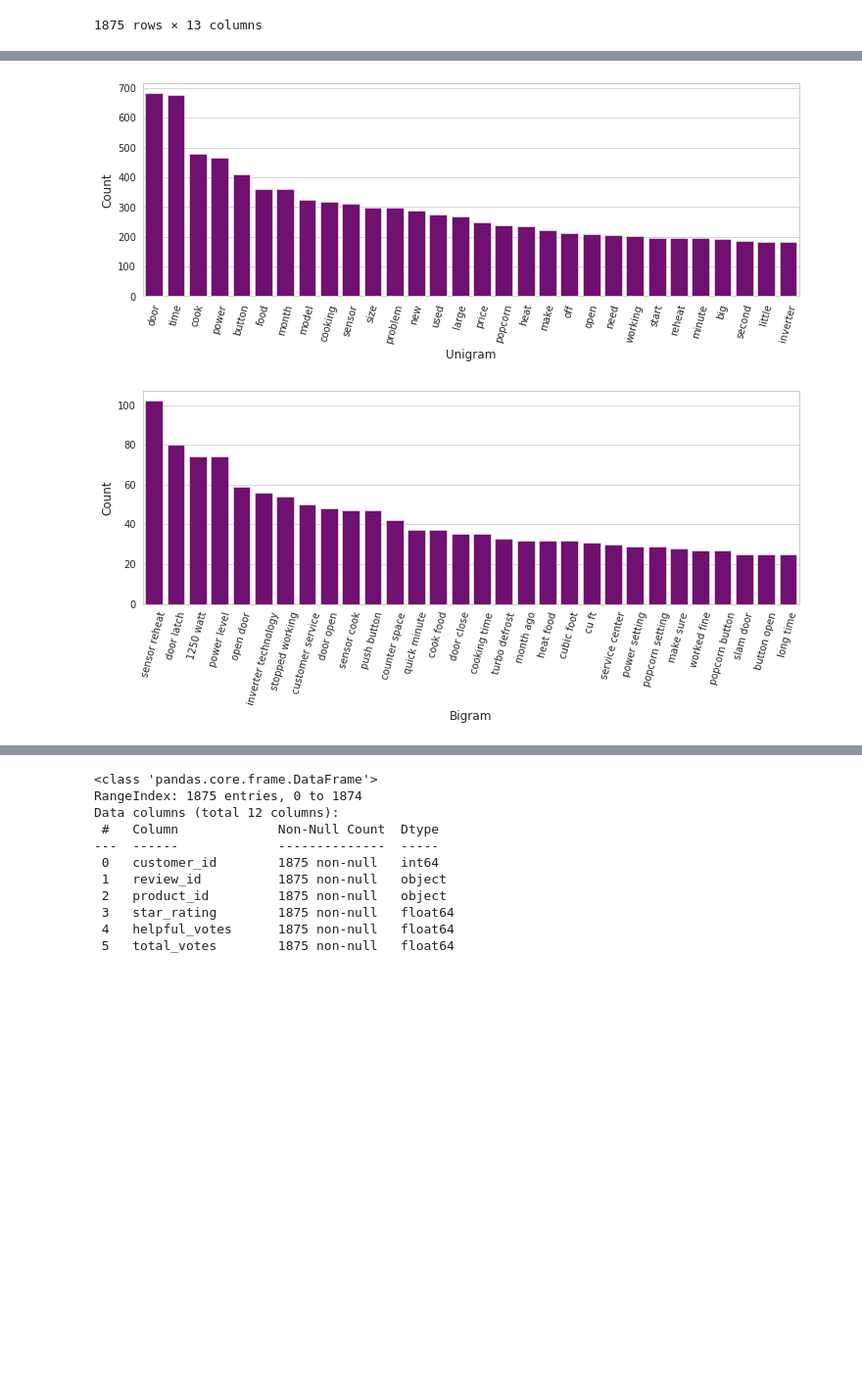
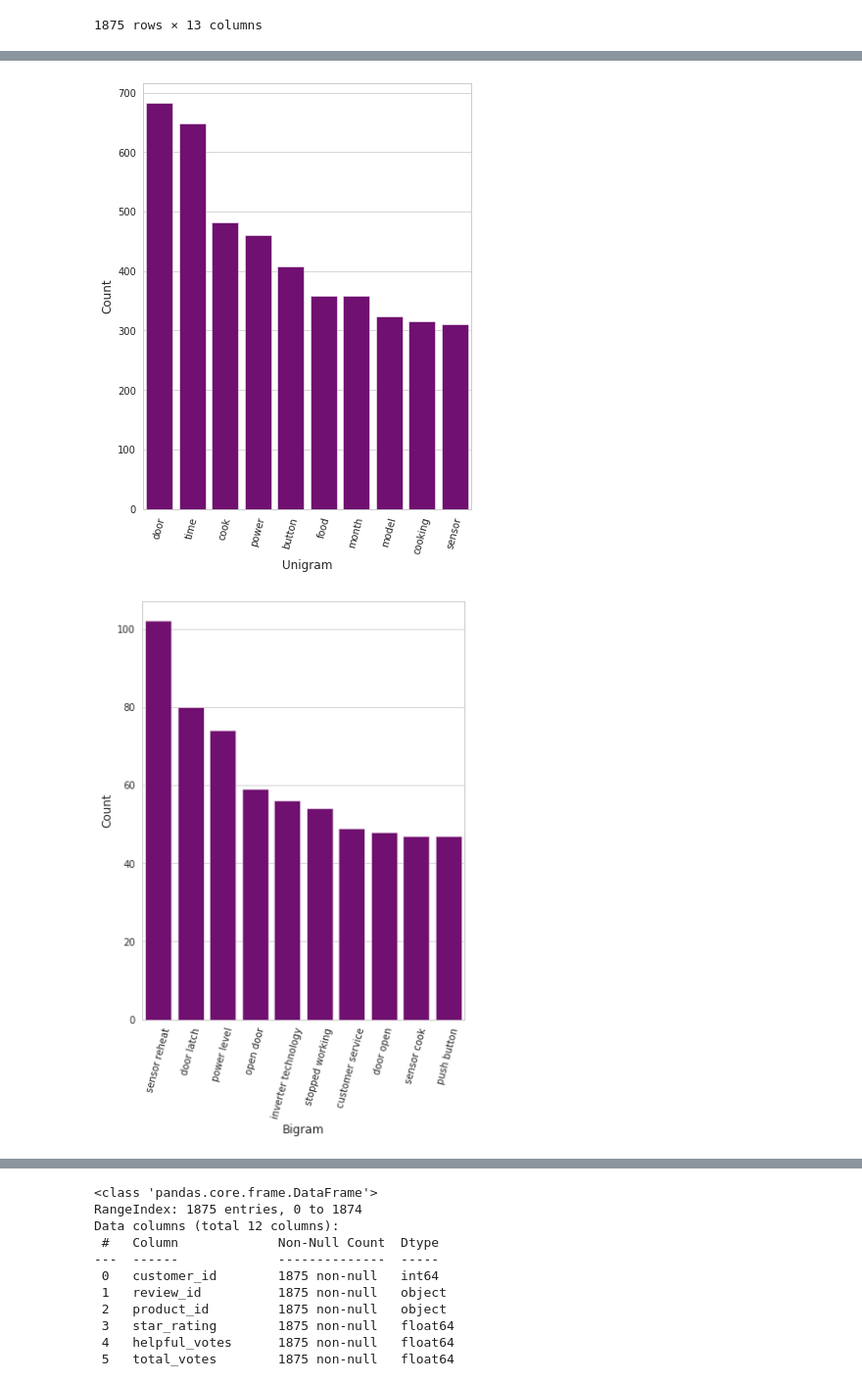
Before and after one commit to GrilledJeez/amazon_product_feature_analysis, a Jupyter notebook: EDA_&_Data_wrangling.ipynb, the cells around one changed output, grey strips where cells are left out. Shown at 98% size. Drawn from its saved outputs; the diff is of its cells as text; code cells hidden in the pictures; blank space fills up the shorter version.

```diff
--- a/EDA_&_Data_wrangling.ipynb
+++ b/EDA_&_Data_wrangling.ipynb
@@ -277,26 +272,22 @@ def remove_punctuations(text):
         text = text.replace(punctuation, ' ')
     return text
 # %%
-keep_words = ['not', 'ain', 'aren', "aren't", 'couldn', "couldn't",
-              'didn', "didn't", 'doesn', "doesn't", 'hadn', "hadn't",
-              'hasn', "hasn't", 'haven', "haven't", 'isn', "isn't",
-              'ma', 'mightn', "mightn't", 'mustn', "mustn't", 'needn',
-              "needn't", 'shan', "shan't", 'shouldn', "shouldn't",
-              'wasn', "wasn't", 'weren', "weren't", 'won', "won't",
-              'wouldn', "wouldn't", 'fire', 'off']
+keep_words = ['not', 'fire', 'off']
 test_stop_words = []
 review_stop_words = ['panasonic', 'really', 'husband', 'thanks', 'thank', 'ha',
               'just', 'thing', 'did', 'nn', 'wa', 'yr', 'u', 'say', 'doe',
-              'mom', 'christmas', 'gift', 'got', 'way', 'le', 'daughter',
-              'e','not','love','good','bought','great microwave','micro',
-              'great oven','microwave','product','work great','nice work',
-              'work great use','work great love','feature work great',
+              'mom', 'christmas', 'gift', 'got', 'way', 'le', 'daughter', "i'mwork",
+              'e','not','love','good','bought','great microwave','micro','nicely',
+              'great oven','microwave','product','work great','nice work', "i'm",
+              'work great use','work great love','feature work great', 'genius',
               'unit work great','oven work great','easy use love','old oven',
-              'old old','20 year old','unit', 'not', 'work', 'amazon', 'com',
-              'old', 'wife', 'highly', 'recommend', 'like', 'charm', '20',
+              'old old','20 year old','unit', 'not', 'work', 'amazon', 'com', 'cu',
+              'old', 'wife', 'highly', 'recommend', 'like', 'charm', 'sharp', 'ft',
               'easy', 'oven', 'use', 'year', 'lot', 'pleased', 'happy', 'hope',
               'review', 'buy', 'far', 'day', '1', '2', '3', '4', '5', '6', '7',
-              '8', '9', '10', '20', 'great', 'excellent','feature', 'nice', 'old']
+              '8', '9', '10', '20', 'great', 'excellent','feature', 'nice', 'old',
+              'geniusunit', "don't", "doesn't", '34', '1250', 'br', "it's", 'does',
+              'doesn', 'don', 'mwork', '2.2']
 for _ in text.ENGLISH_STOP_WORDS:
     if _ in keep_words:
         pass
@@ -433,3 +351,6 @@ nlp_prep(df3)
 # %%
 df1.to_csv("modeling_ready_microwave1", index=False)
+# %%
+df1 = pd.read_csv('data/modeling_ready_microwave1')
+df1.dropna(inplace=True)
 # %%
@@ -461,26 +382,26 @@ def get_top_n_trigram(corpus, n=None):
     words_freq =sorted(words_freq, key = lambda x: x[1], reverse=True)
     return words_freq[:n]
 # %%
-common_words = get_top_n_words(df1['model_ready'], 30)
-common_bigrams = get_top_n_bigram(df1['model_ready'], 30)
+common_words = get_top_n_words(df1['model_ready'], 10)
+common_bigrams = get_top_n_bigram(df1['model_ready'], 10)
 common_trigrams = get_top_n_trigram(df1['model_ready'], 30)
 
 df1_uni = pd.DataFrame(common_words, columns = ['Unigram' , 'Count'])
 df1_bi = pd.DataFrame(common_bigrams, columns = ['Bigram' , 'Count'])
 df1_tri = pd.DataFrame(common_trigrams, columns = ['Trigram' , 'Count'])
 
-fig, ax = plt.subplots(figsize=(12,4))
-sns.barplot(x= 'Unigram', y = 'Count', data = df1_uni, color = 'purple')
+fig, ax = plt.subplots(figsize=(6,8))
+sns.barplot(x= 'Unigram', y = 'Count', data = df1_uni, color = 'purple' )
 plt.xticks(rotation=75)
 
-fig, ax = plt.subplots(figsize=(12,4))
+fig, ax = plt.subplots(figsize=(6,8))
 sns.barplot(x= 'Bigram', y = 'Count', data = df1_bi, color = 'purple')
 plt.xticks(rotation=75)
 
-fig, ax = plt.subplots(figsize=(12,4))
+fig, ax = plt.subplots(figsize=(6,8))
 sns.barplot(x= 'Trigram', y = 'Count', data = df1_tri, color = 'purple')
 plt.xticks(rotation=75)
 plt.show()
 # %% [output]
-[figure, old version]
+[figure, new version]
-[figure, old version]
+[figure, new version]
```
Also changed, not shown: parts of 28 cells of this notebook, 7 other files.
